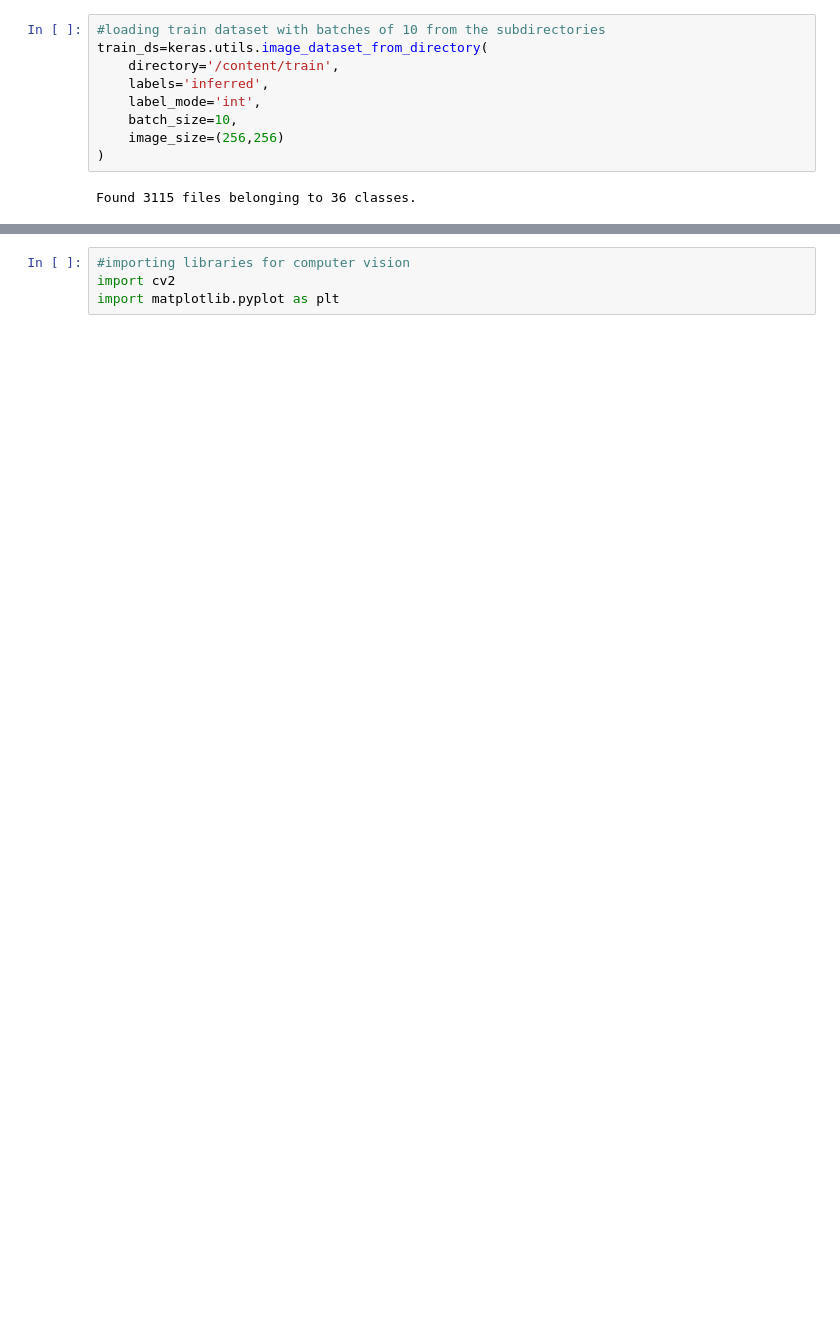
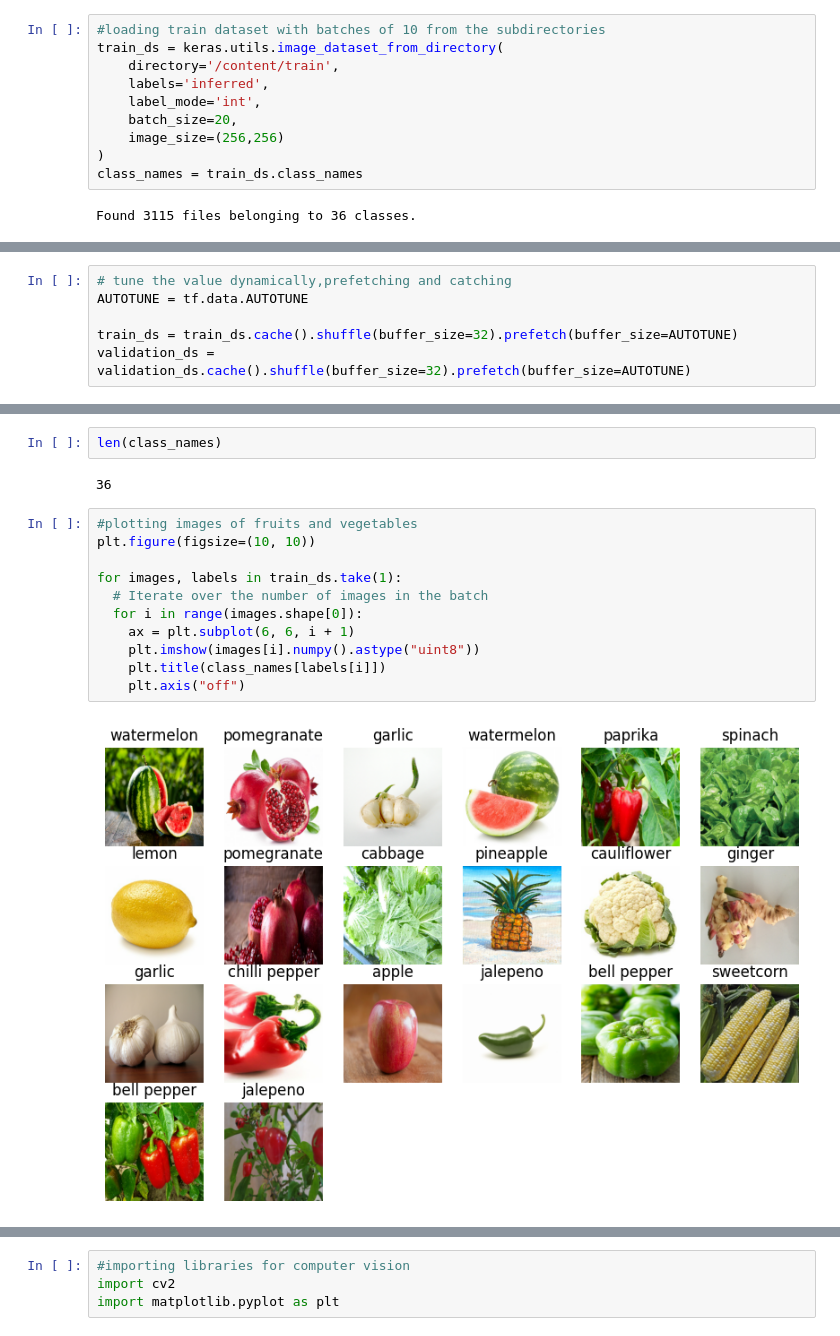
Before and after one commit to Aishwarya-ps-kumbla/MST_Aish_practice_problems_01, a Jupyter notebook: aish_casestudy_03.ipynb, the cells around one changed output, grey strips where cells are left out. Cells and saved outputs as stored; diff of their text form; blank space fills up the shorter version.

```diff
--- a/aish_casestudy_03.ipynb
+++ b/aish_casestudy_03.ipynb
@@ -22,12 +29,13 @@ from keras.layers import Dense,Conv2D,MaxPooling2D,Flatten,BatchNormalization,Dr
 # %%
 #loading train dataset with batches of 10 from the subdirectories
-train_ds=keras.utils.image_dataset_from_directory(
+train_ds = keras.utils.image_dataset_from_directory(
     directory='/content/train',
     labels='inferred',
     label_mode='int',
-    batch_size=10,
+    batch_size=20,
     image_size=(256,256)
 )
+class_names = train_ds.class_names
 # %% [output]
 Found 3115 files belonging to 36 classes.
 # %%
@@ -75,0 +54,6 @@ model.add(Dense(1,activation='softmax'))
+# %%
+# tune the value dynamically,prefetching and catching
+AUTOTUNE = tf.data.AUTOTUNE
+
+train_ds = train_ds.cache().shuffle(buffer_size=32).prefetch(buffer_size=AUTOTUNE)
+validation_ds = validation_ds.cache().shuffle(buffer_size=32).prefetch(buffer_size=AUTOTUNE)
@@ -75,0 +65,17 @@ model.add(Dense(1,activation='softmax'))
+# %%
+len(class_names)
+# %% [output]
+36
+# %%
+#plotting images of fruits and vegetables
+plt.figure(figsize=(10, 10))
+
+for images, labels in train_ds.take(1):
+  # Iterate over the number of images in the batch
+  for i in range(images.shape[0]):
+    ax = plt.subplot(6, 6, i + 1)
+    plt.imshow(images[i].numpy().astype("uint8"))
+    plt.title(class_names[labels[i]])
+    plt.axis("off")
+# %% [output]
+[figure, added]
```
Also changed, not shown: parts of 41 cells of this notebook.
